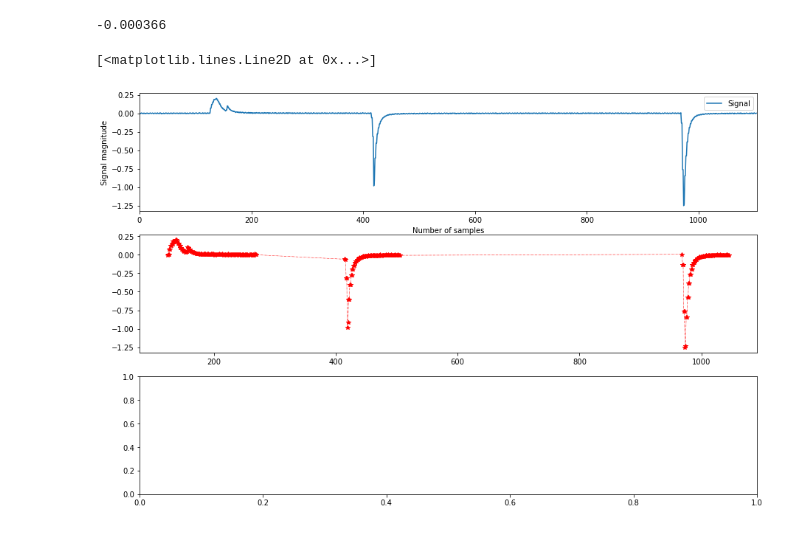
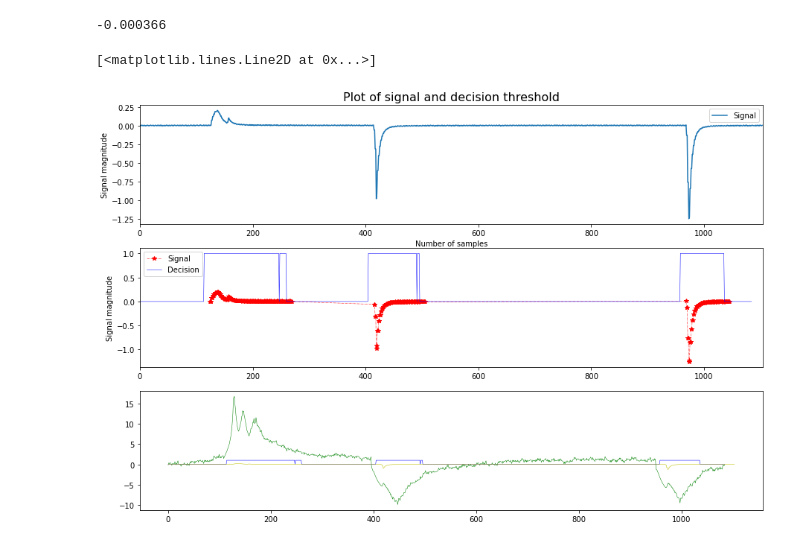
Before and after one commit to edwardquarm/Anomaly-detection-using-machine-learning, a Jupyter notebook: Mean_change_detection.ipynb, the cells around one changed output. Drawn from its saved outputs; the diff is of its cells as text; code cells hidden in the pictures.

```diff
--- a/Mean_change_detection.ipynb
+++ b/Mean_change_detection.ipynb
@@ -86,14 +86,22 @@ signal[0][1]
 # %%
 fig,axs = plt.subplots(3,1,figsize=(15,10))
 axs = axs.reshape(-1)
 axs[0].plot(signal,label='Signal')
 axs[0].set_xlim(0,signal.shape[0])
 axs[0].set_xlabel('Number of samples')
 axs[0].set_ylabel('Signal magnitude')
 axs[0].legend(loc=0)
 
 axs[1].plot(time,signal[0][time],'-.*',color='r',linewidth=0.5,label='Signal')
-#axs[1].plot(decision_mean,color='b',linewidth=0.5,label='Decision')
+axs[1].plot(decision_mean,color='b',linewidth=0.5,label='Decision')
+axs[1].set_xlim(0,signal.shape[0])
+axs[0].set_title('Plot of signal and decision threshold', fontsize=16)
+axs[1].set_ylabel('Signal magnitude')
+axs[1].legend(loc=0)
+
+axs[2].plot(mean_comparison,color='g',linewidth=0.5,label='mean comparison')
+axs[2].plot(decision_mean,color='b',linewidth=0.5,label='Decision')
+axs[2].plot(signal,color='y',linewidth=0.5,label='Original jump')
 # %% [output]
 [<matplotlib.lines.Line2D at 0x...>]
-[figure, old version]
+[figure, new version]
```
